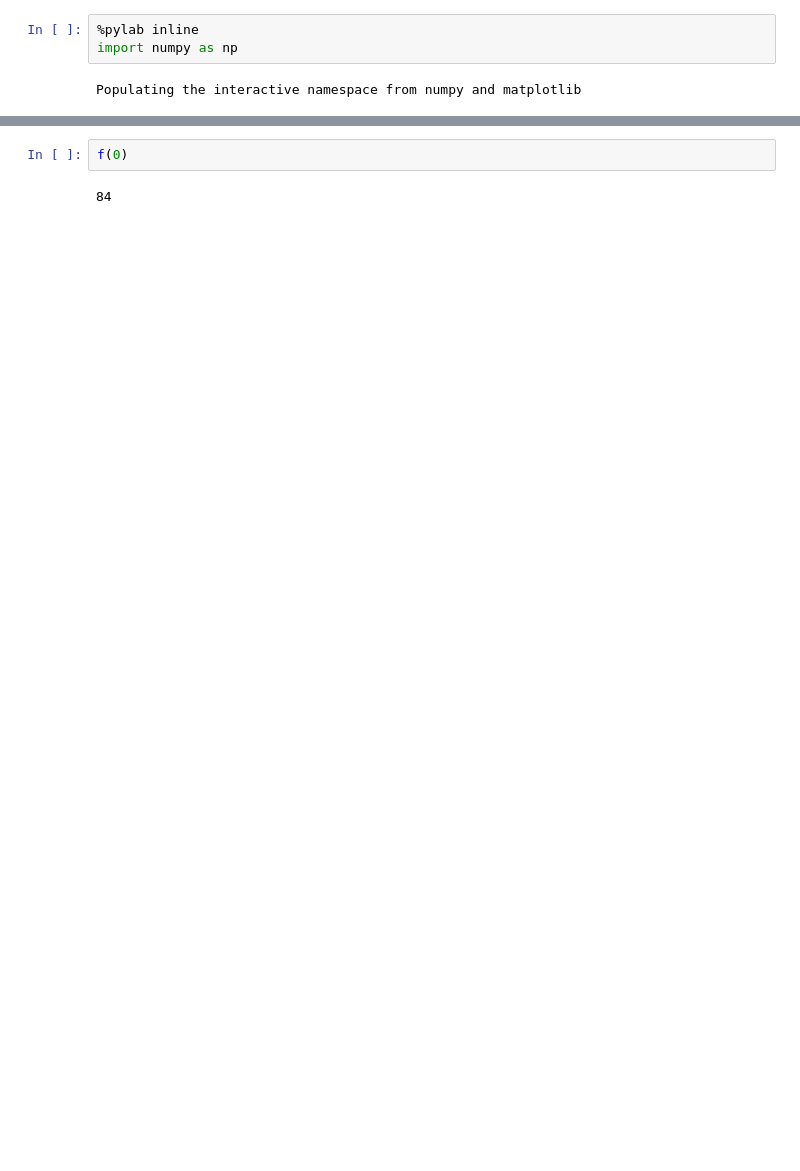
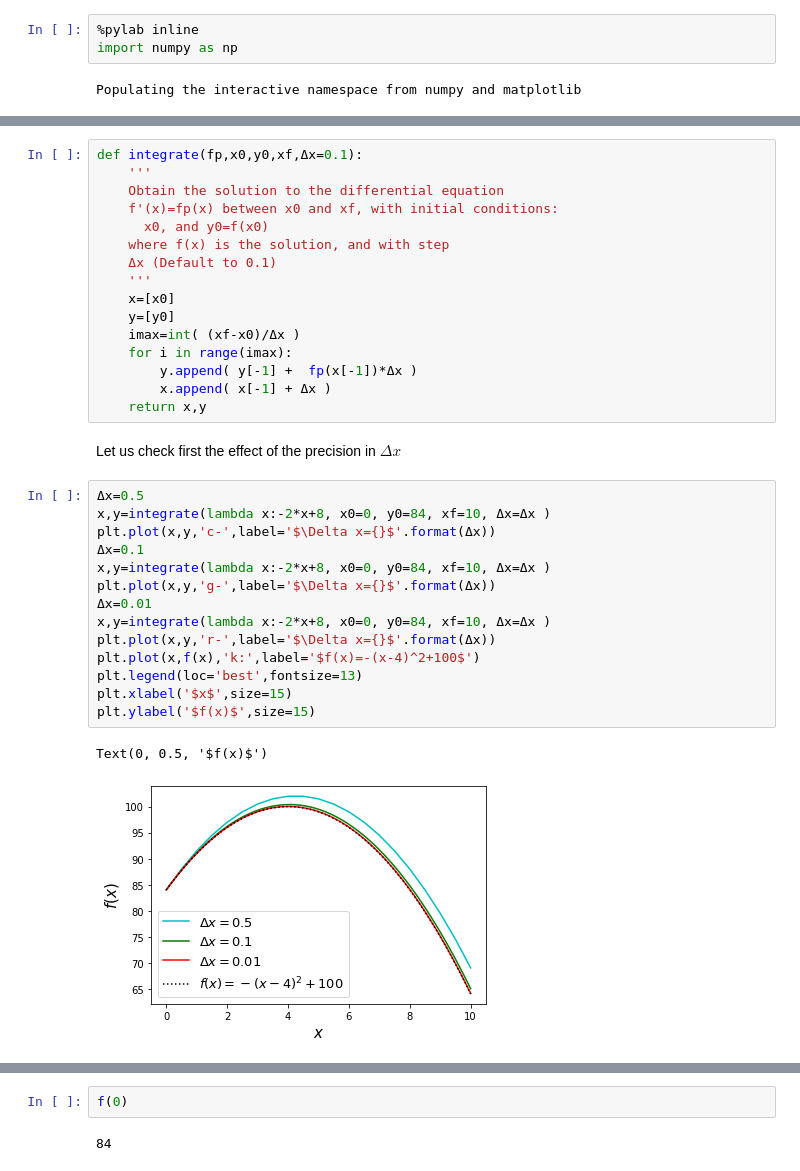
Before and after one commit to restrepo/Calculus, a Jupyter notebook: Differential_equations.ipynb, the cells around one changed output, grey strips where cells are left out. Saved outputs shown, nothing was run; the diff lists cells and outputs as text; blank space fills up the shorter version.

```diff
--- a/Differential_equations.ipynb
+++ b/Differential_equations.ipynb
@@ -41,0 +73,35 @@ def f(x):
+# %%
+def integrate(fp,x0,y0,xf,Δx=0.1):
+    '''
+    Obtain the solution to the differential equation
+    f'(x)=fp(x) between x0 and xf, with initial conditions:
+      x0, and y0=f(x0)
+    where f(x) is the solution, and with step
+    Δx (Default to 0.1)
+    '''
+    x=[x0]
+    y=[y0]
+    imax=int( (xf-x0)/Δx )
+    for i in range(imax):
+        y.append( y[-1] +  fp(x[-1])*Δx )
+        x.append( x[-1] + Δx )
+    return x,y
+# %% [markdown]
+Let us check first the effect of the precision in $\Delta x$
+# %%
+Δx=0.5
+x,y=integrate(lambda x:-2*x+8, x0=0, y0=84, xf=10, Δx=Δx )
+plt.plot(x,y,'c-',label='$\Delta x={}$'.format(Δx))
+Δx=0.1
+x,y=integrate(lambda x:-2*x+8, x0=0, y0=84, xf=10, Δx=Δx )
+plt.plot(x,y,'g-',label='$\Delta x={}$'.format(Δx))
+Δx=0.01
+x,y=integrate(lambda x:-2*x+8, x0=0, y0=84, xf=10, Δx=Δx )
+plt.plot(x,y,'r-',label='$\Delta x={}$'.format(Δx))
+plt.plot(x,f(x),'k:',label='$f(x)=-(x-4)^2+100$')
+plt.legend(loc='best',fontsize=13)
+plt.xlabel('$x$',size=15)
+plt.ylabel('$f(x)$',size=15)
+# %% [output]
+Text(0, 0.5, '$f(x)$')
+[figure, added]
```
Also changed, not shown: parts of 12 cells of this notebook.
